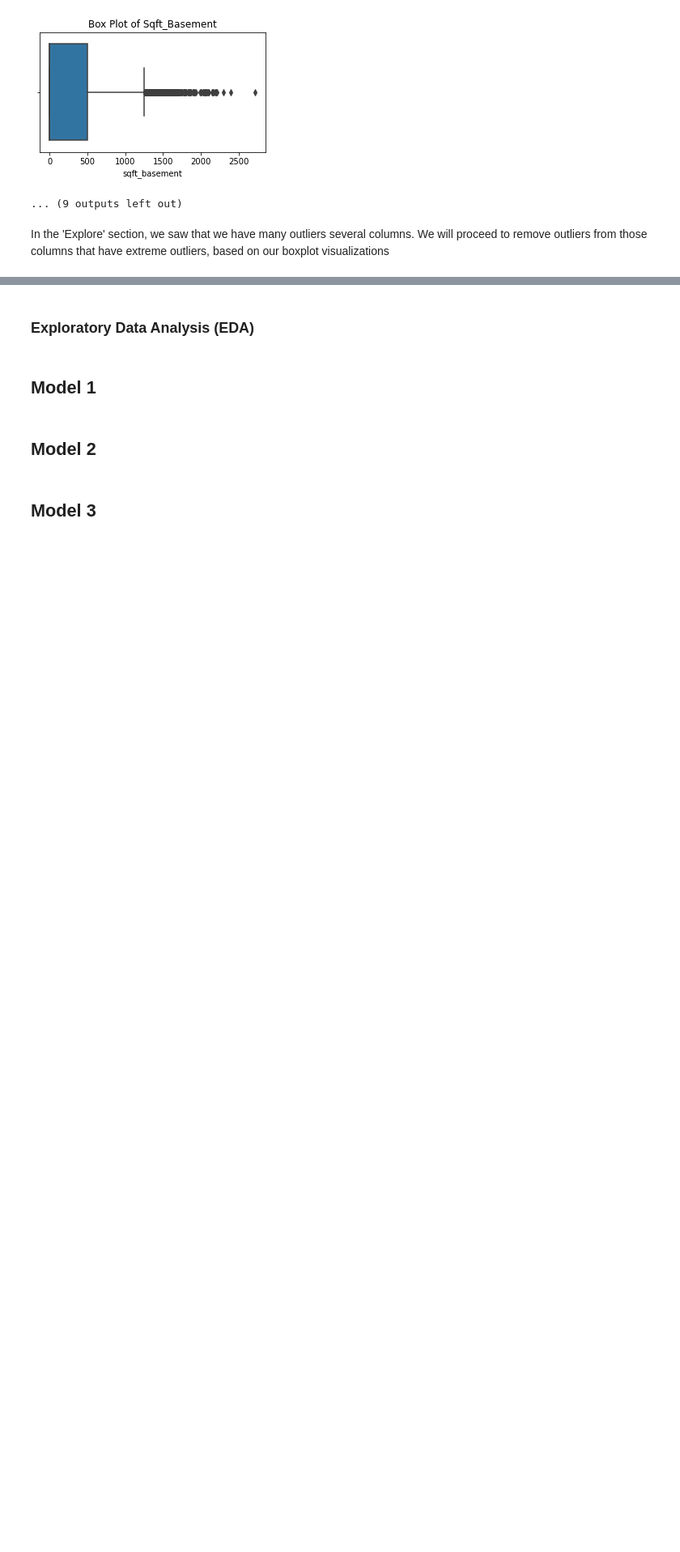
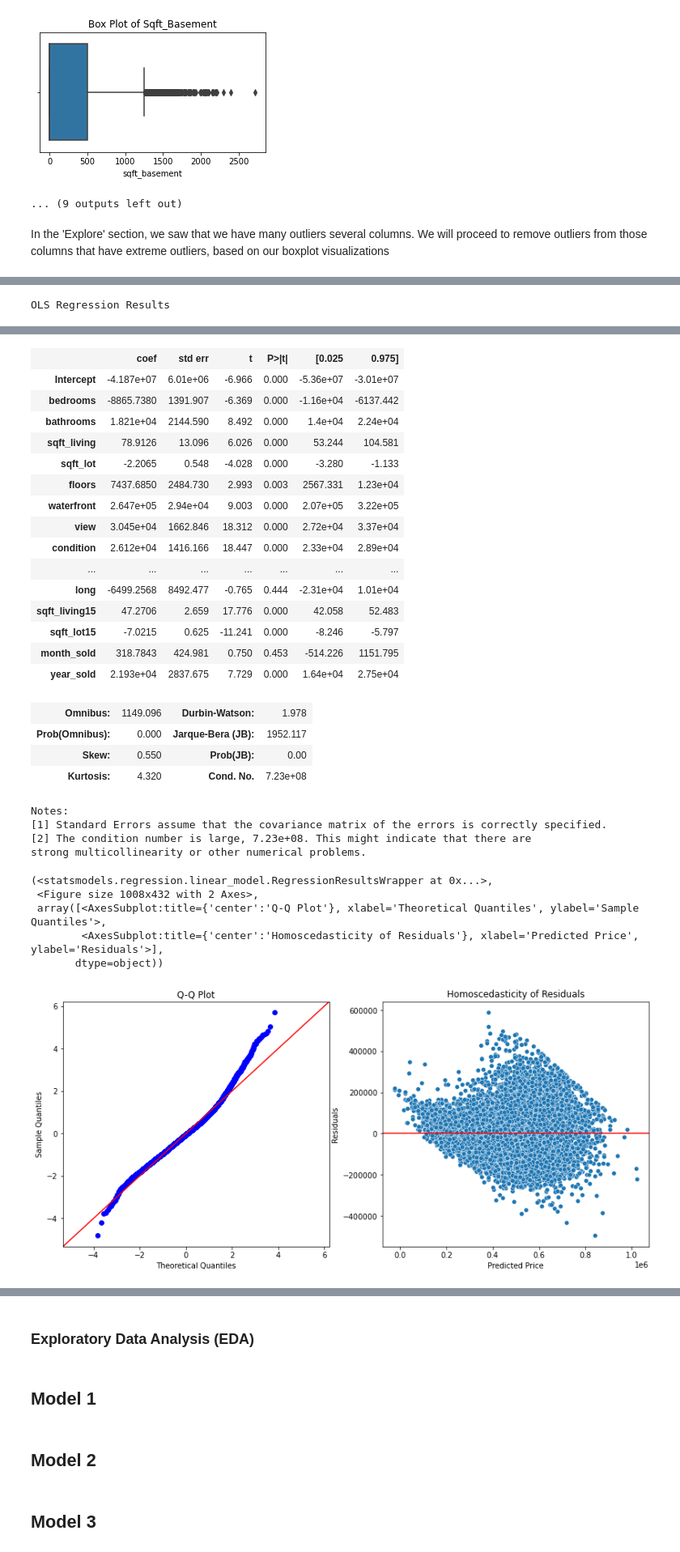
Before and after one commit to jennifernha/King-County-House-Sales, a Jupyter notebook: King County House Sales Analysis.ipynb, the cells around one changed output, grey strips where cells are left out. Shown at 81% size. Saved outputs shown, nothing was run; the diff lists cells and outputs as text; code cells hidden in the pictures; blank space fills up the shorter version.

```diff
--- a/King County House Sales Analysis.ipynb
+++ b/King County House Sales Analysis.ipynb
@@ -403,16 +403,16 @@ def outlier_IQR(df):
     q1 = keep['25%']
     q3 = keep['75%']
     IQR = q3-q1
-    outliers =(data < (q1- 1.5 * IQR)) | (data > (q3 + 1.5 * IQR))
+    outliers =(df < (q1- 1.5 * IQR)) | (df > (q3 + 1.5 * IQR))
     return outliers
 # %% [markdown]
 In the 'Explore' section, we saw that we have many outliers several columns. We will proceed to remove outliers from those columns that have extreme outliers, based on our boxplot visualizations
 # %%
 # Create list of columns to remove outliers from
-cols_outlier = ['price', 'bedrooms', 'bathrooms', 'sqft_lot', 'sqft_above', \
-                'sqft_basement', 'sqft_living15']
-df_outliers = df_model.copy()
+outliers_col = ['price','bedrooms', 'bathrooms', 'sqft_living', 'sqft_lot', 'sqft_above',
+                'sqft_basement', 'sqft_living15', 'sqft_lot15']
+df_outliers = df.copy()
 
 # Remove outliers for specified columns
-for col in cols_outlier:
-    df_outliers = df_outliers[~find_outliers_IQR(df_outliers[col])]
+for col in outliers_col:
+    df_outliers = df_outliers[~outlier_IQR(df_outliers[col])]
@@ -426,2 +435,4 @@ Now that we cleaned up the data, let's take a look at a baseline model.
 # %%
-result_plot(df)
+result_plot(df_outliers)
+# %% [output]
+OLS Regression Results
@@ -427,0 +448,30 @@ result_plot(df)
+|  | coef | std err | t | P>|t| | [0.025 | 0.975] |
+| Intercept | -4.187e+07 | 6.01e+06 | -6.966 | 0.000 | -5.36e+07 | -3.01e+07 |
+| bedrooms | -8865.7380 | 1391.907 | -6.369 | 0.000 | -1.16e+04 | -6137.442 |
+| bathrooms | 1.821e+04 | 2144.590 | 8.492 | 0.000 | 1.4e+04 | 2.24e+04 |
+| sqft_living | 78.9126 | 13.096 | 6.026 | 0.000 | 53.244 | 104.581 |
+| sqft_lot | -2.2065 | 0.548 | -4.028 | 0.000 | -3.280 | -1.133 |
+| floors | 7437.6850 | 2484.730 | 2.993 | 0.003 | 2567.331 | 1.23e+04 |
+| waterfront | 2.647e+05 | 2.94e+04 | 9.003 | 0.000 | 2.07e+05 | 3.22e+05 |
+| view | 3.045e+04 | 1662.846 | 18.312 | 0.000 | 2.72e+04 | 3.37e+04 |
+| condition | 2.612e+04 | 1416.166 | 18.447 | 0.000 | 2.33e+04 | 2.89e+04 |
+| ... | ... | ... | ... | ... | ... | ... |
+| long | -6499.2568 | 8492.477 | -0.765 | 0.444 | -2.31e+04 | 1.01e+04 |
+| sqft_living15 | 47.2706 | 2.659 | 17.776 | 0.000 | 42.058 | 52.483 |
+| sqft_lot15 | -7.0215 | 0.625 | -11.241 | 0.000 | -8.246 | -5.797 |
+| month_sold | 318.7843 | 424.981 | 0.750 | 0.453 | -514.226 | 1151.795 |
+| year_sold | 2.193e+04 | 2837.675 | 7.729 | 0.000 | 1.64e+04 | 2.75e+04 |
+| Omnibus: | 1149.096 | Durbin-Watson: | 1.978 |
+| Prob(Omnibus): | 0.000 | Jarque-Bera (JB): | 1952.117 |
+| Skew: | 0.550 | Prob(JB): | 0.00 |
+| Kurtosis: | 4.320 | Cond. No. | 7.23e+08 |
+Notes:
+[1] Standard Errors assume that the covariance matrix of the errors is correctly specified.
+[2] The condition number is large, 7.23e+08. This might indicate that there are
+strong multicollinearity or other numerical problems.
+(<statsmodels.regression.linear_model.RegressionResultsWrapper at 0x...>,
+ <Figure size 1008x432 with 2 Axes>,
+ array([<AxesSubplot:title={'center':'Q-Q Plot'}, xlabel='Theoretical Quantiles', ylabel='Sample Quantiles'>,
+        <AxesSubplot:title={'center':'Homoscedasticity of Residuals'}, xlabel='Predicted Price', ylabel='Residuals'>],
+       dtype=object))
+[figure, added]
```
Also changed, not shown: parts of 14 cells of this notebook.
